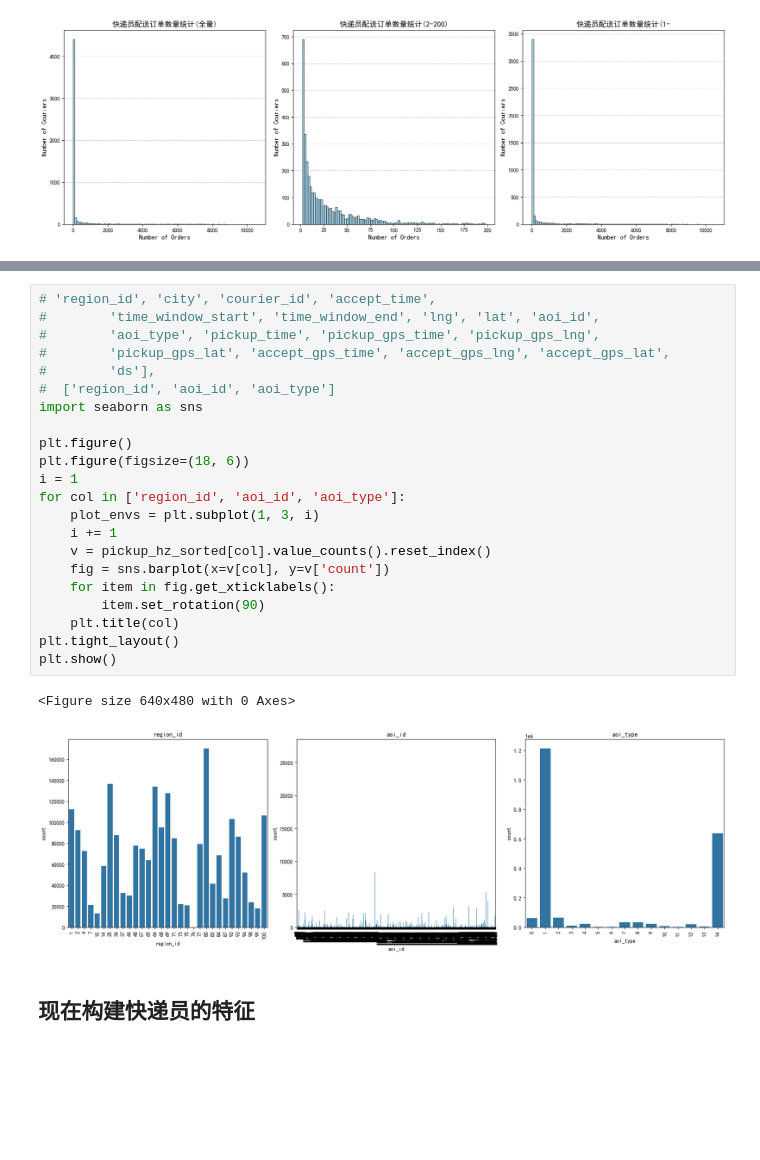
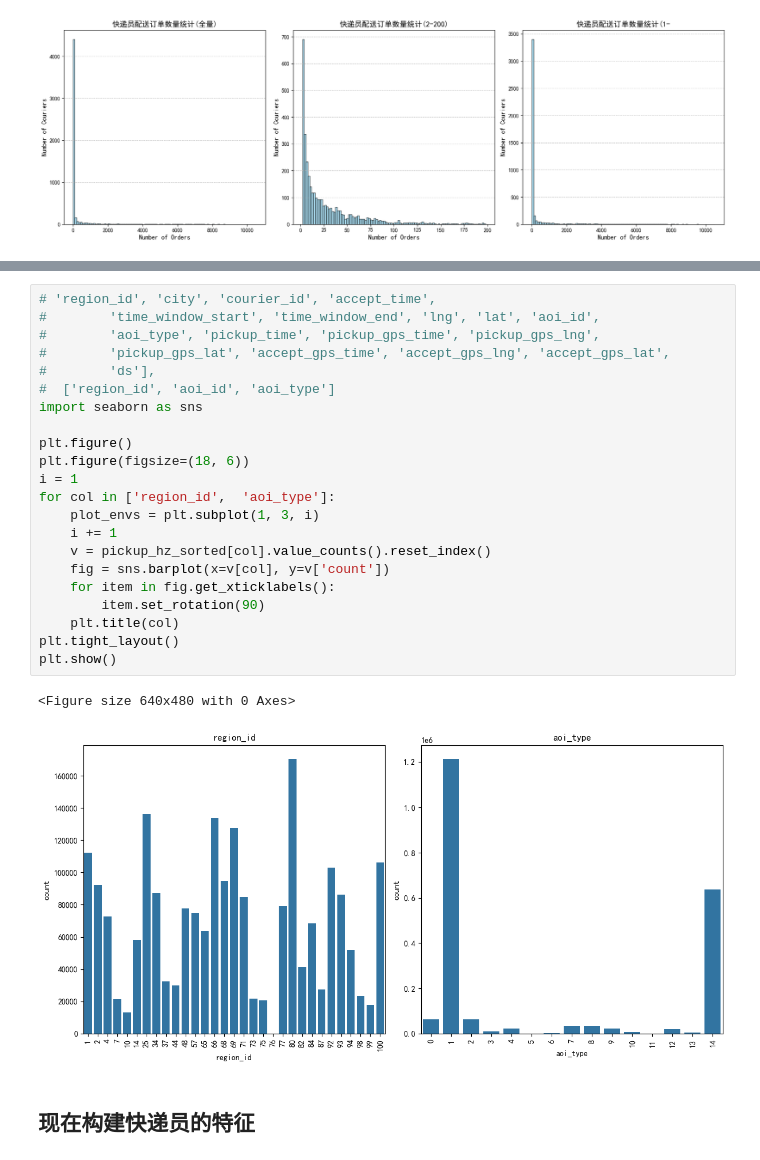
Before and after one commit to Elllllllvin/LaDe, a Jupyter notebook: elvin/dataAnalysis.ipynb, the cells around one changed output, grey strips where cells are left out. Cells and saved outputs as stored; diff of their text form; blank space fills up the shorter version.

```diff
--- a/elvin/dataAnalysis.ipynb
+++ b/elvin/dataAnalysis.ipynb
@@ -155,28 +169,28 @@ Name: count, Length: 6811, dtype: int64
 # %%
 # 'region_id', 'city', 'courier_id', 'accept_time',
 #        'time_window_start', 'time_window_end', 'lng', 'lat', 'aoi_id',
 #        'aoi_type', 'pickup_time', 'pickup_gps_time', 'pickup_gps_lng',
 #        'pickup_gps_lat', 'accept_gps_time', 'accept_gps_lng', 'accept_gps_lat',
 #        'ds'],
 #  ['region_id', 'aoi_id', 'aoi_type']
 import seaborn as sns
 
 plt.figure()
 plt.figure(figsize=(18, 6))
 i = 1
-for col in ['region_id', 'aoi_id', 'aoi_type']:
+for col in ['region_id',  'aoi_type']:
     plot_envs = plt.subplot(1, 3, i)
     i += 1
     v = pickup_hz_sorted[col].value_counts().reset_index()
     fig = sns.barplot(x=v[col], y=v['count'])
     for item in fig.get_xticklabels():
         item.set_rotation(90)
     plt.title(col)
 plt.tight_layout()
 plt.show()
 # %% [output]
 <Figure size 640x480 with 0 Axes>
-[figure, old version]
+[figure, new version]
 # %% [markdown]
 ## 现在构建快递员的特征
 # %% [markdown]
```
Also changed, not shown: parts of 13 cells of this notebook.
